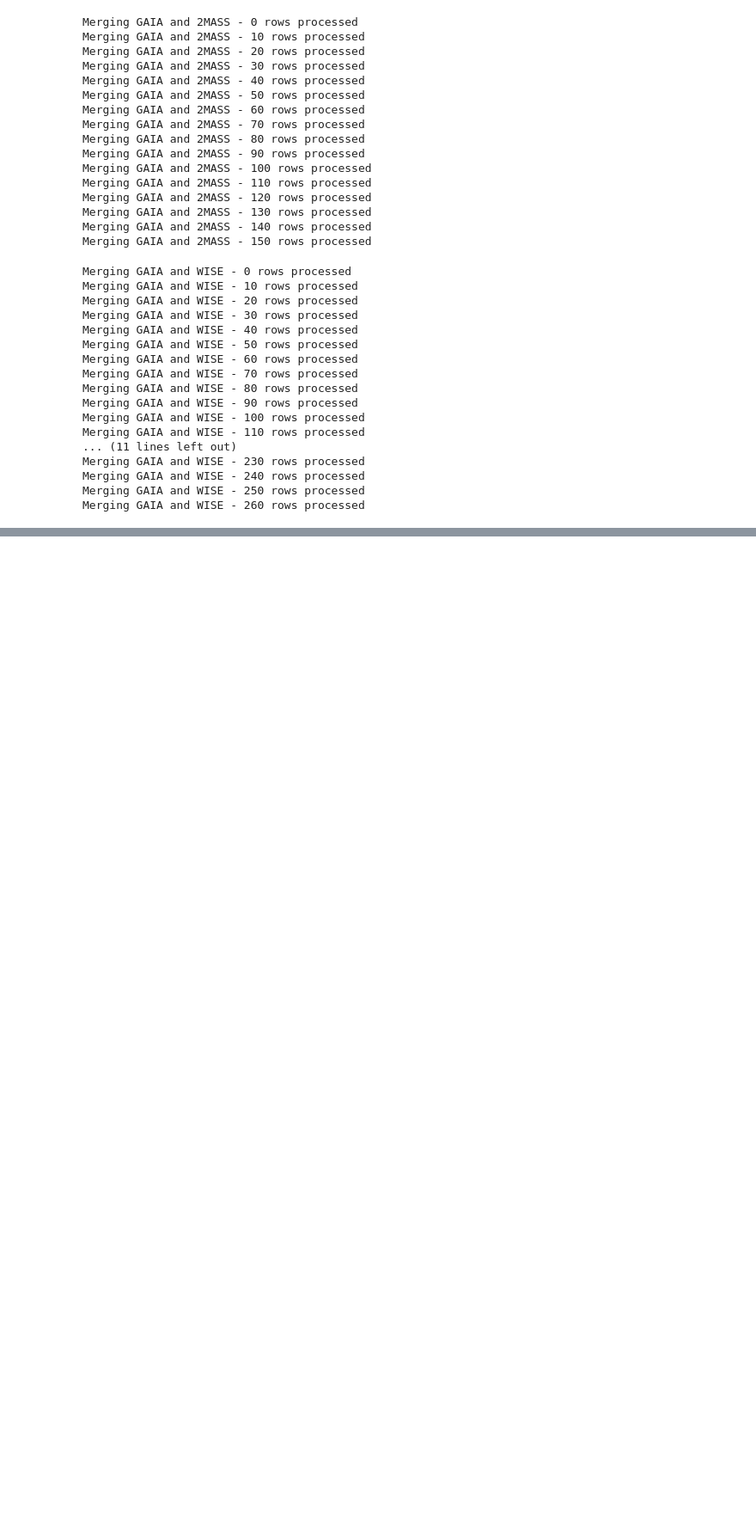
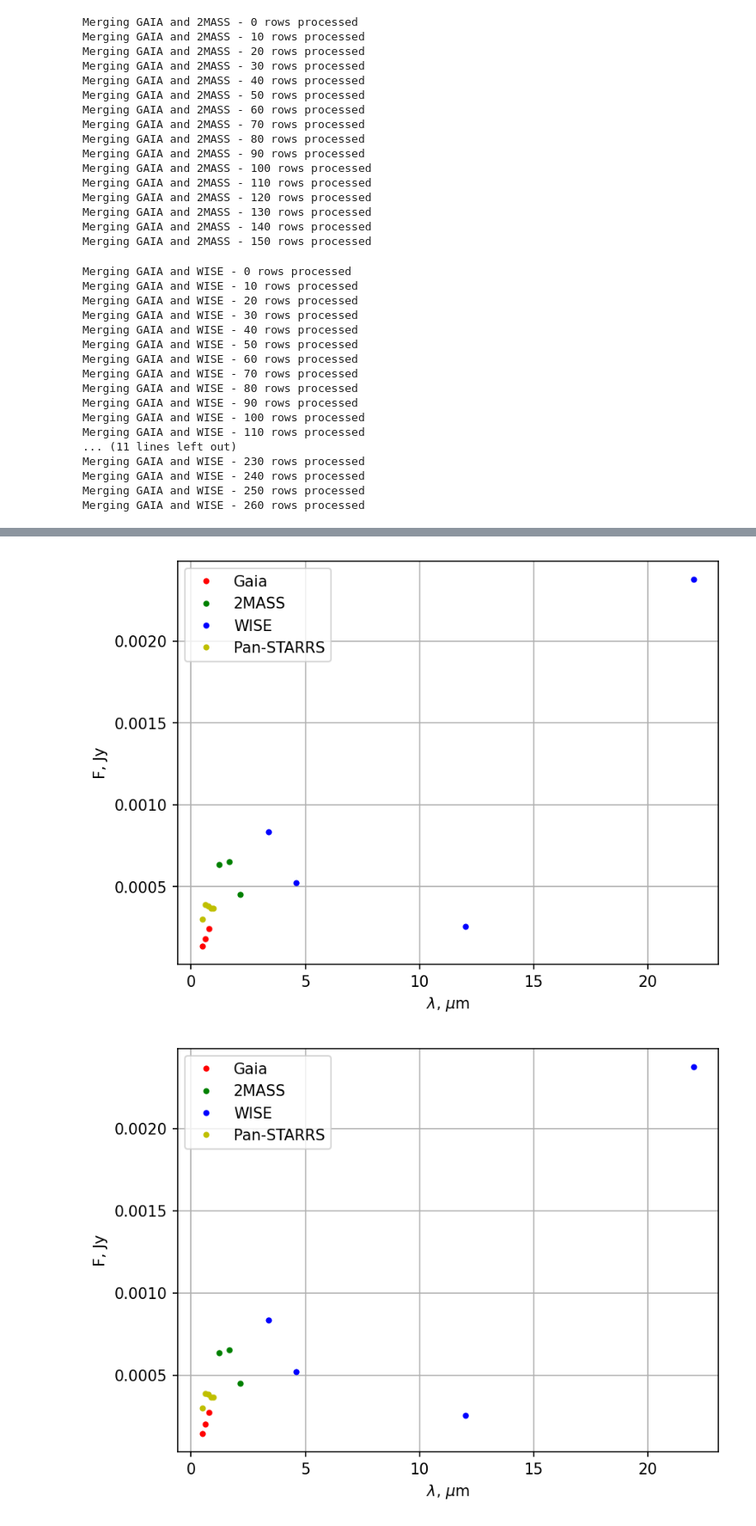
Before and after one commit to AstroTaffer/MEN-681301-OAM, a Jupyter notebook: Tereshin.ipynb, the cells around one changed output, grey strips where cells are left out. Shown at 86% size. Drawn from its saved outputs; the diff is of its cells as text; code cells hidden in the pictures; blank space fills up the shorter version.

```diff
--- a/Tereshin.ipynb
+++ b/Tereshin.ipynb
@@ -108,7 +109,7 @@ Could not import regions, which is required for some of the functionalities of t
 # %%
 "GAIA"
 coord = SkyCoord(ra='22h07m30.00s', dec='+00d43m00.4s', frame='icrs')
-qviz = Vizier(columns=["ra2000", "dec2000", "phot_g_mean_flux", "phot_bp_mean_flux", "phot_rp_mean_flux"])
+qviz = Vizier(columns=["ra2000", "dec2000", "phot_g_mean_mag", "phot_bp_mean_mag", "phot_rp_mean_mag"])
 qviz.ROW_LIMIT = 200
 qres = qviz.query_region(coord, radius=u.Quantity(0.2, u.deg), catalog="I/355/gaiadr3")[0]
 ascii.write(qres, "gaia.txt", overwrite=True, delimiter="\t",
@@ -277,0 +299,35 @@ Merging GAIA and Pan-STARRS - 770 rows processed
+# %%
+# qres = ascii.read("qres_flux.txt", delimiter="\t", format="commented_header",
+#                   fill_values=[(ascii.masked, "nan")])
+for _ in range(5):
+    fig, ax = plt.subplots(dpi=150)
+    # Gaia
+    ax.plot(0.622, qres["Gmag"][_], ".r", label="Gaia")
+    ax.plot(0.511, qres["BPmag"][_], ".r")
+    ax.plot(0.777, qres["RPmag"][_], ".r")
+    # 2MASS
+    ax.plot(1.235, qres["Jmag"][_], ".g")
+    ax.plot(1.662, qres["Hmag"][_], ".g")
+    ax.plot(2.159, qres["Kmag"][_], ".g", label="2MASS")
+    # WISE
+    ax.plot(3.4, qres["W1mag"][_], ".b", label="WISE")
+    ax.plot(4.6, qres["W2mag"][_], ".b")
+    ax.plot(12, qres["W3mag"][_], ".b")
+    ax.plot(22, qres["W4mag"][_], ".b")
+    # Pan-STARRS
+    ax.plot(0.4866, qres["gmag"][_], ".y")
+    ax.plot(0.6215, qres["rmag"][_], ".y")
+    ax.plot(0.7545, qres["imag"][_], ".y")
+    ax.plot(0.8679, qres["zmag"][_], ".y")
+    ax.plot(0.9633, qres["ymag"][_], ".y", label="Pan-STARRS")
+
+    ax.set_xlabel(r"$\lambda$, $\mu$m")
+    ax.set_ylabel(r"F, Jy")
+    ax.grid()
+    ax.legend()
+    # plt.savefig(f"result_plot_{_}.png")
+    plt.show()
+    plt.close(fig=fig)
+# %% [output]
+[figure, added]
+[figure, added]
```
Also changed, not shown: parts of 5 cells of this notebook.
